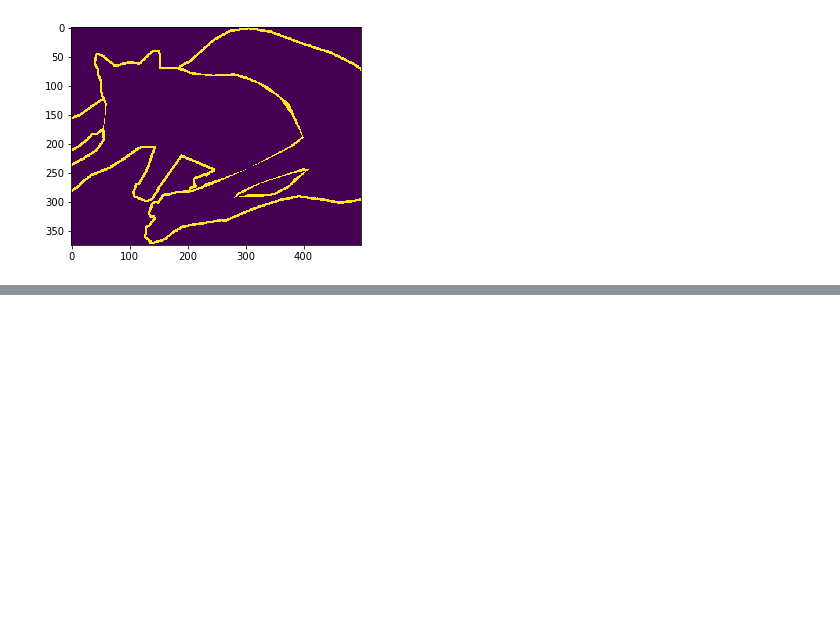
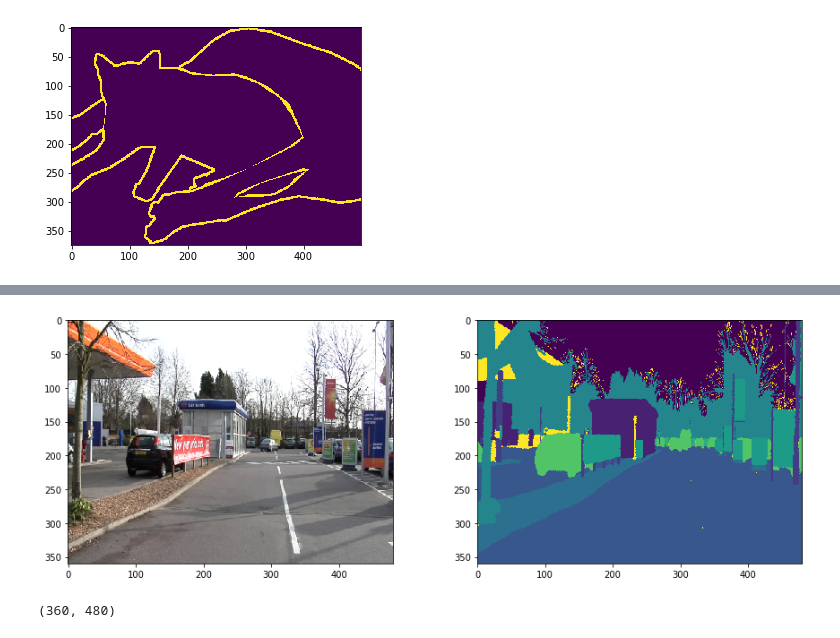
Before and after one commit to HugPhat/VisionModel, a Jupyter notebook: Dataset/Segmentation/test_seg_label.ipynb, the cells around one changed output, grey strips where cells are left out. Saved outputs shown, nothing was run; the diff lists cells and outputs as text; code cells hidden in the pictures; blank space fills up the shorter version.

```diff
--- a/Dataset/Segmentation/test_seg_label.ipynb
+++ b/Dataset/Segmentation/test_seg_label.ipynb
@@ -283,0 +322,11 @@ np.max(y2mask.numpy())
+# %%
+f, axarr = plt.subplots(ncols=2 , figsize=(15, 5))
+axarr[0].imshow(img)
+axarr[1].imshow(annot)
+plt.show()
+# %% [output]
+[figure, added]
+# %%
+print((annot == 0).shape)
+# %% [output]
+(360, 480)
```
Also changed, not shown: parts of 6 cells of this notebook, 3 other files.
